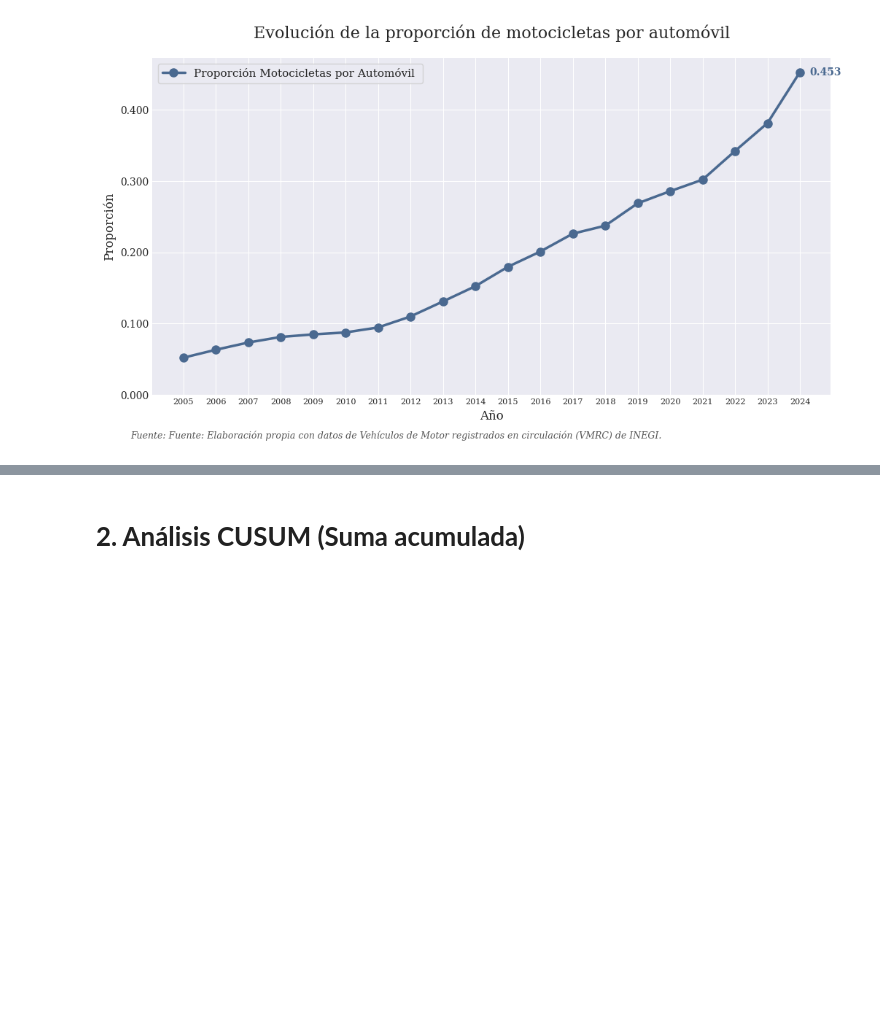
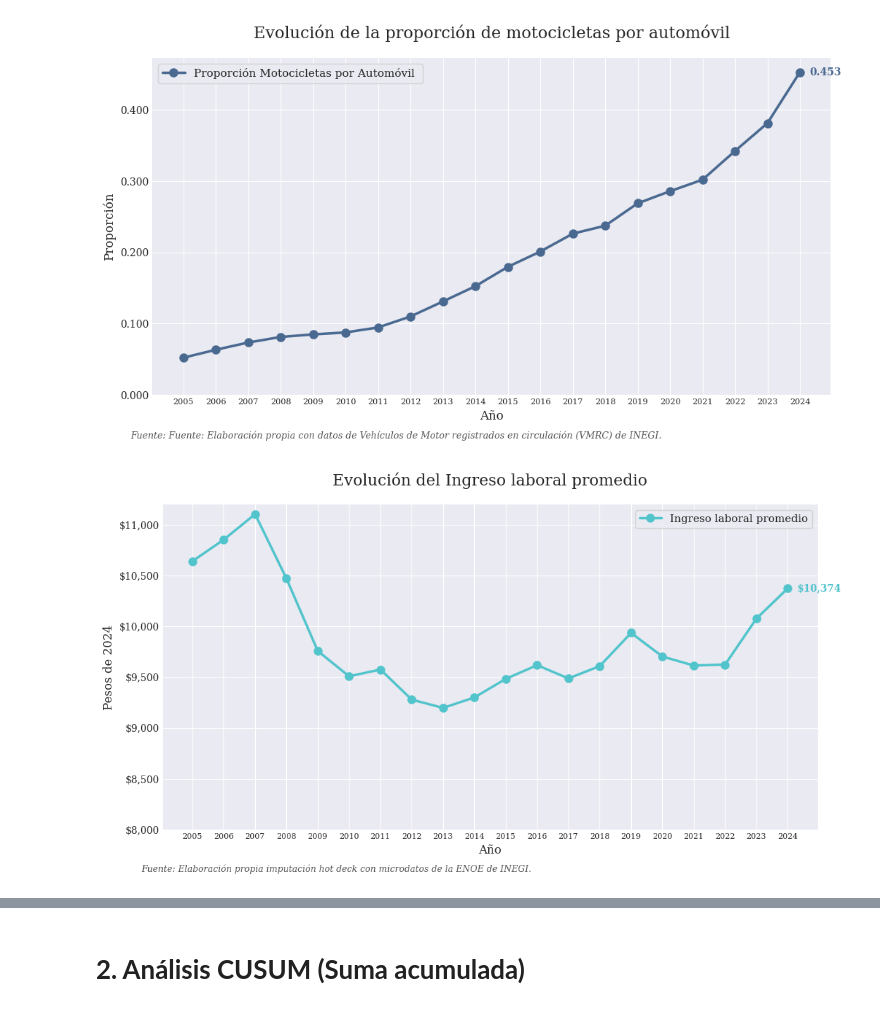
Before and after one commit to abigail-vmunoz/Proyecto-final_Ciencia-de-Datos-UNAM-, a Jupyter notebook: Proyecto_final_Ciencia_de_Datos_UNAM.ipynb, the cells around one changed output, grey strips where cells are left out. Saved outputs shown, nothing was run; the diff lists cells and outputs as text; code cells hidden in the pictures; blank space fills up the shorter version.

```diff
--- a/Proyecto_final_Ciencia_de_Datos_UNAM.ipynb
+++ b/Proyecto_final_Ciencia_de_Datos_UNAM.ipynb
@@ -145,6 +117,34 @@ plt.figtext(0.1, 0.01, "Fuente: Fuente: Elaboración propia con datos de Vehícu
 plt.show()
 # %% [output]
 [figure]
+# %%
+#Gráfica de ingresos laborales promedio
+plt.figure(figsize=(12, 6))
+
+#Ingresos
+plt.plot(df['anio'], df['ingreso'], 'o-',
+         label='Ingreso laboral promedio',
+         color=colores_azul['Azul4'],
+         markersize=8,
+         linewidth=2.5)
+
+plt.text(df['anio'].iloc[-1] + 0.3, df['ingreso'].iloc[-1],
+         f"${df['ingreso'].iloc[-1]:,.0f}", color=colores_azul['Azul4'], fontweight='bold', va='center')
+
+plt.title("Evolución del Ingreso laboral promedio", pad=20, fontsize=16)
+plt.xlabel("Año", fontsize=12)
+plt.ylabel("Pesos de 2024", fontsize=12)
+plt.ylim(8000)
+plt.legend(frameon=True, fontsize=11)
+plt.gca().yaxis.set_major_formatter(plt.FuncFormatter(lambda x, p: f'${int(x):,}'))
+plt.xticks(df['anio'].unique(), fontsize=8)
+
+
+plt.figtext(0.1, 0.01, "Fuente: Elaboración propia imputación hot deck con microdatos de la ENOE de INEGI.",
+            fontsize=9, fontstyle='italic', color='#555555')
+plt.show()
+# %% [output]
+[figure, added]
 # %%
 #Gráfica de la tasa de informalidad de trabajadores por cuenta propia
 plt.figure(figsize=(12, 6))
```
Also changed, not shown: parts of 3 cells of this notebook.
